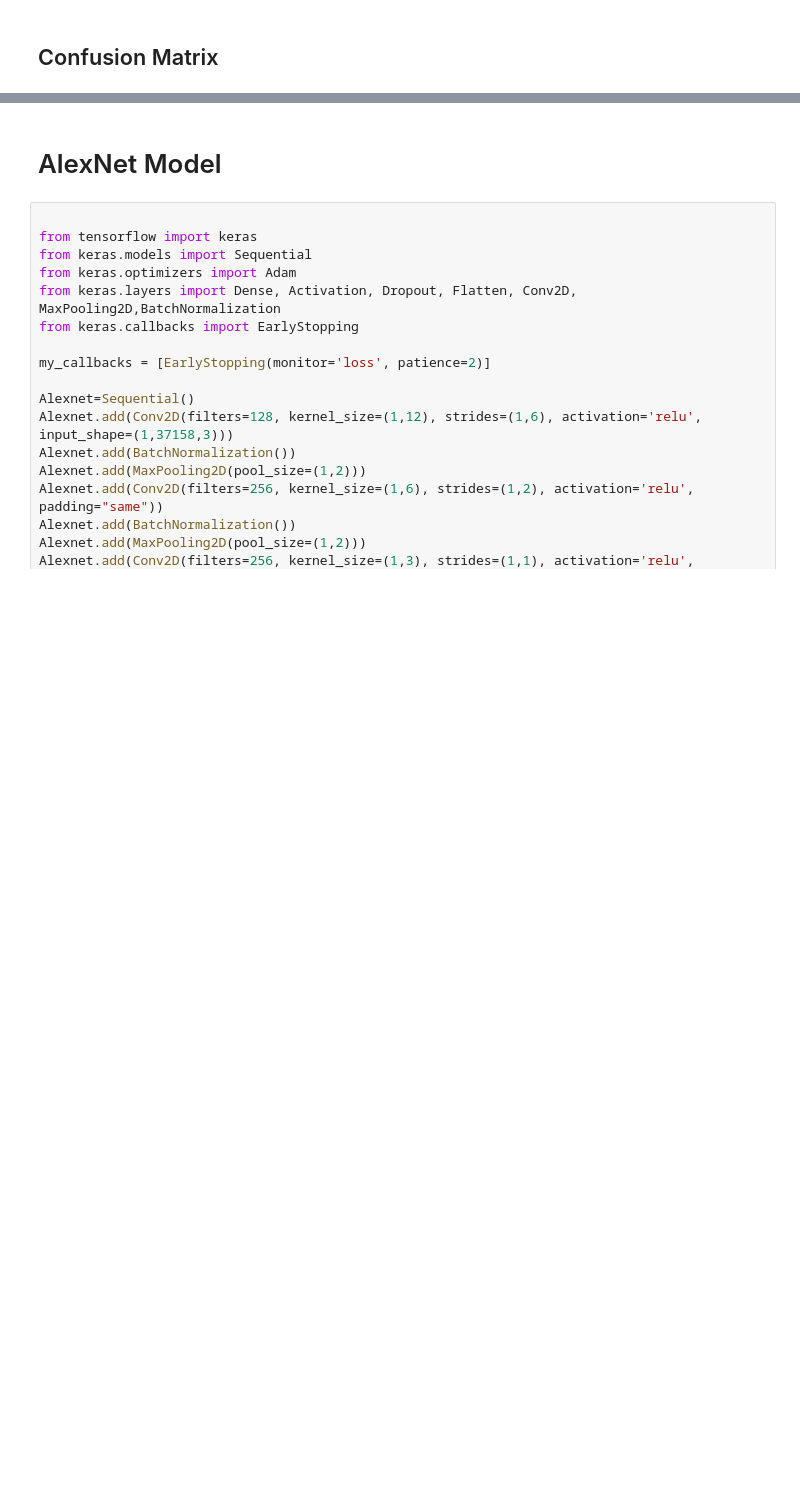
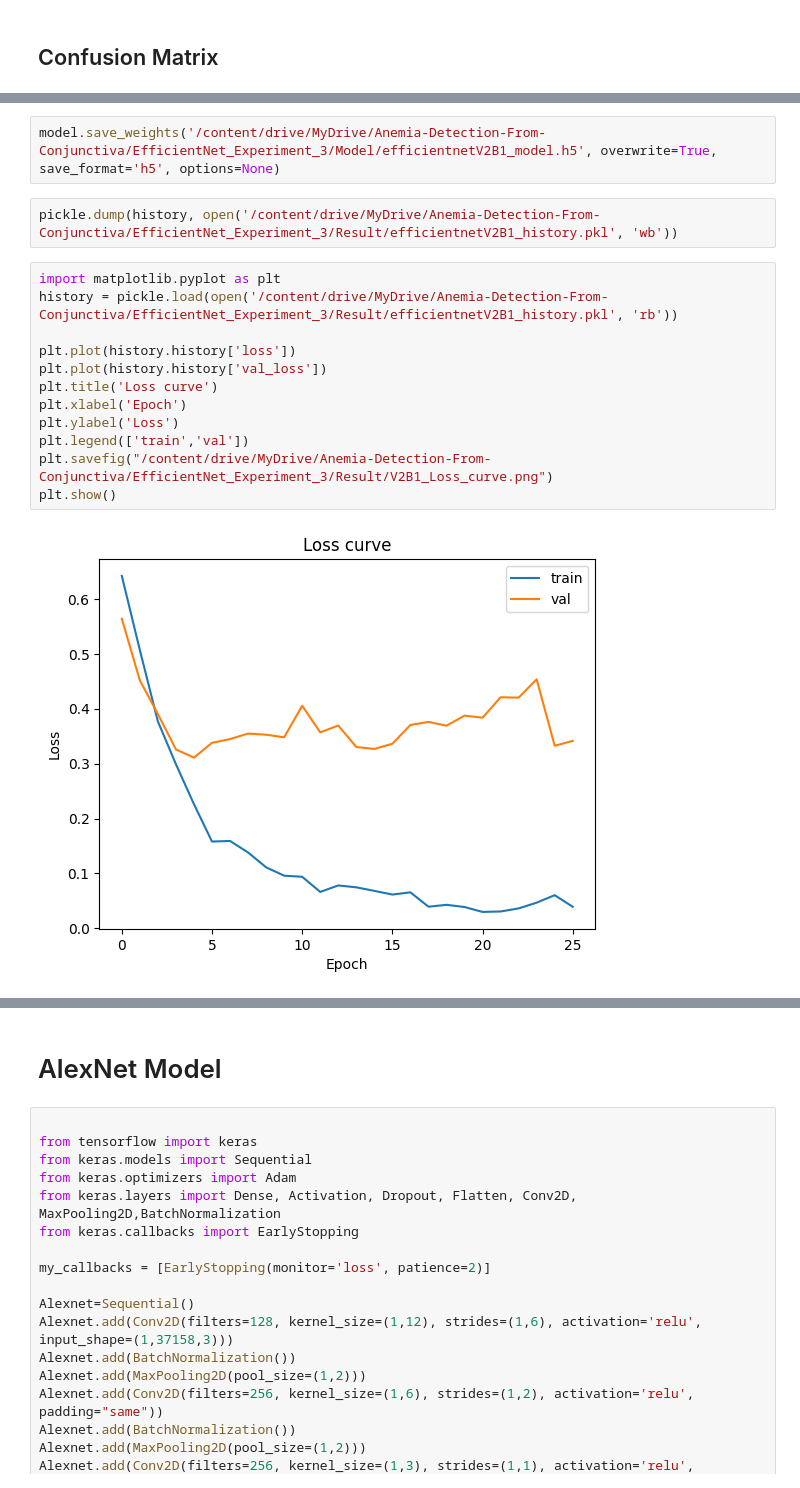
Before and after one commit to shashankkapoor/Anemia-Detection-From-Conjunctiva, a Jupyter notebook: Classification of the anemia by conjunctiva using ML.ipynb, the cells around one changed output, grey strips where cells are left out. Saved outputs shown, nothing was run; the diff lists cells and outputs as text; blank space fills up the shorter version.

```diff
--- a/Classification of the anemia by conjunctiva using ML.ipynb
+++ b/Classification of the anemia by conjunctiva using ML.ipynb
@@ -279,0 +354,18 @@ plt.show()
+# %%
+model.save_weights('/content/drive/MyDrive/Anemia-Detection-From-Conjunctiva/EfficientNet_Experiment_3/Model/efficientnetV2B1_model.h5', overwrite=True, save_format='h5', options=None)
+# %%
+pickle.dump(history, open('/content/drive/MyDrive/Anemia-Detection-From-Conjunctiva/EfficientNet_Experiment_3/Result/efficientnetV2B1_history.pkl', 'wb'))
+# %%
+import matplotlib.pyplot as plt
+history = pickle.load(open('/content/drive/MyDrive/Anemia-Detection-From-Conjunctiva/EfficientNet_Experiment_3/Result/efficientnetV2B1_history.pkl', 'rb'))
+
+plt.plot(history.history['loss'])
+plt.plot(history.history['val_loss'])
+plt.title('Loss curve')
+plt.xlabel('Epoch')
+plt.ylabel('Loss')
+plt.legend(['train','val'])
+plt.savefig("/content/drive/MyDrive/Anemia-Detection-From-Conjunctiva/EfficientNet_Experiment_3/Result/V2B1_Loss_curve.png")
+plt.show()
+# %% [output]
+[figure, added]
```
Also changed, not shown: parts of 53 cells of this notebook.
